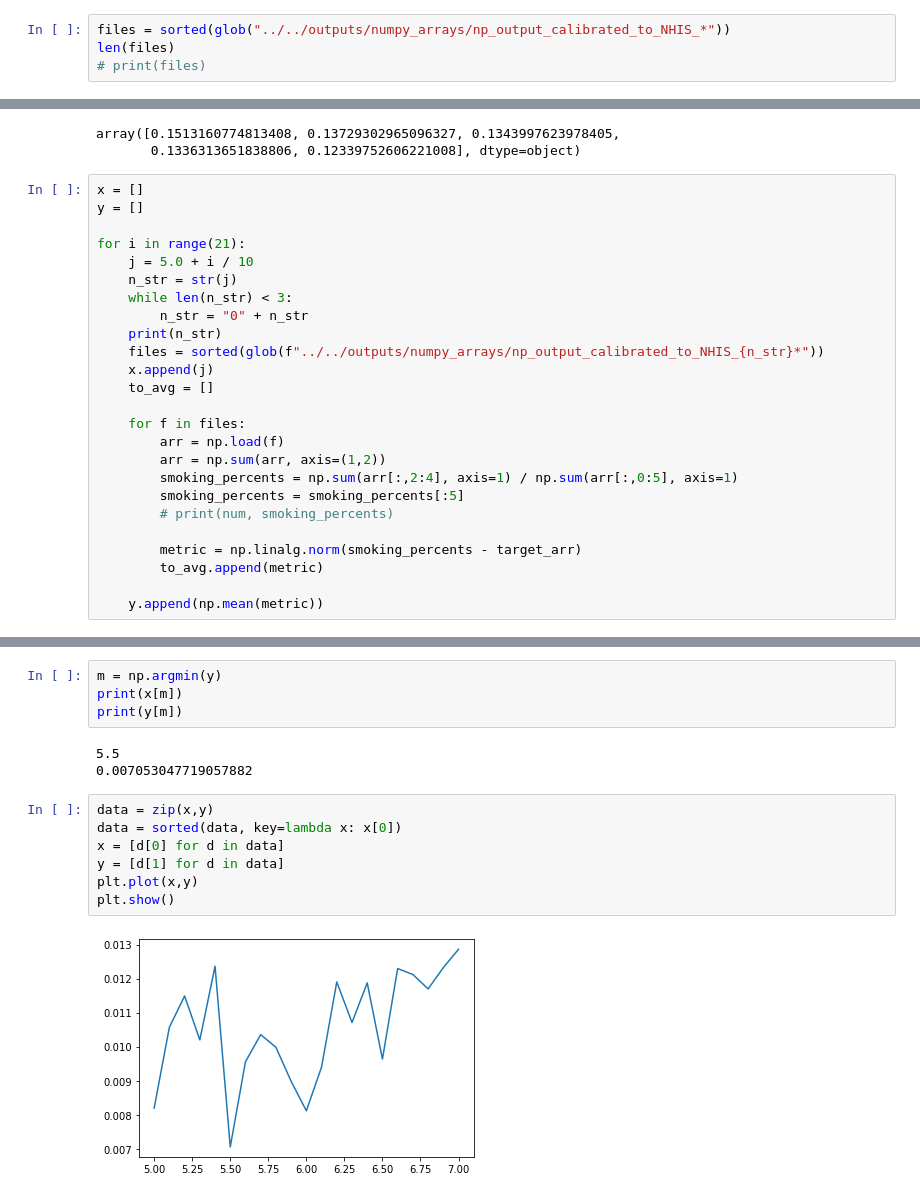
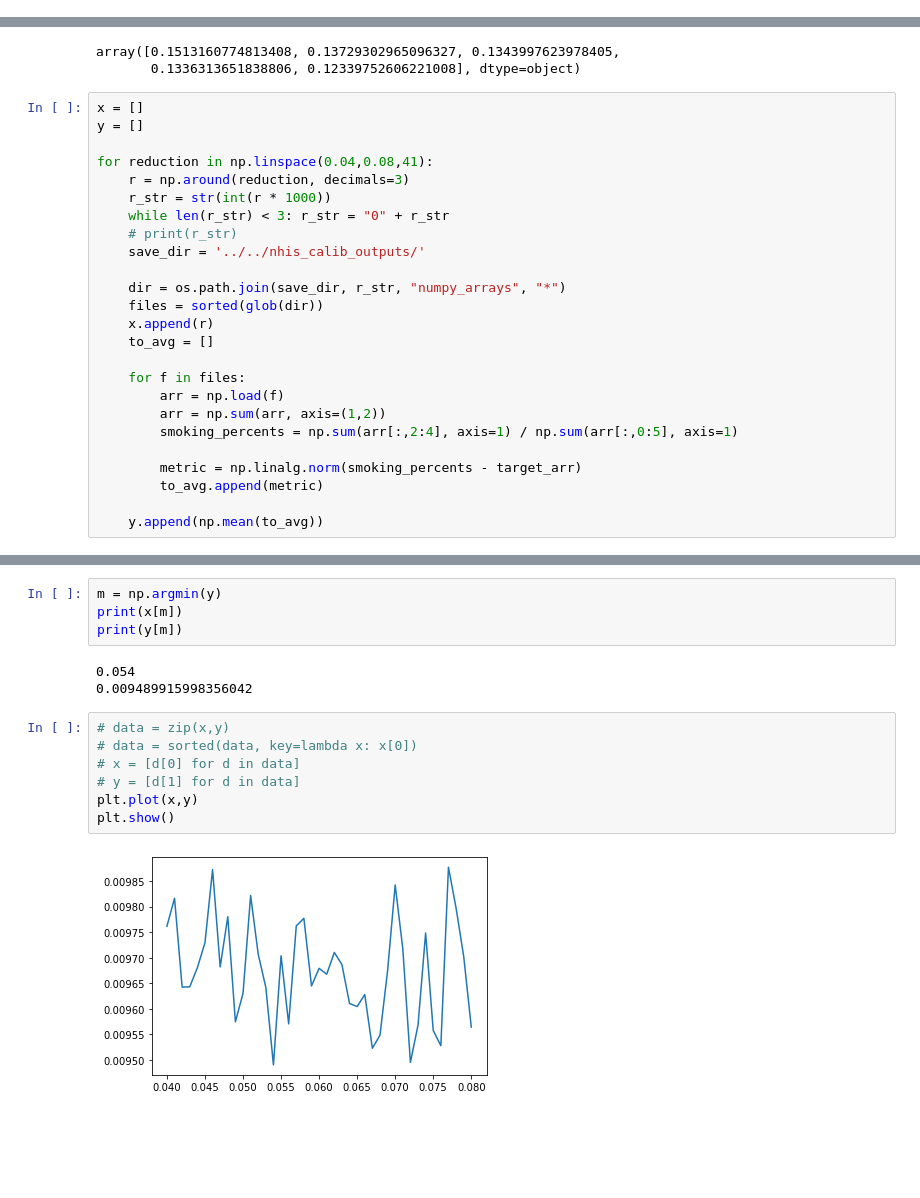
Before and after one commit to tapphughesn/menthol-model, a Jupyter notebook: mentholmodel/match_nhis_data.ipynb, the cells around one changed output, grey strips where cells are left out. Saved outputs shown, nothing was run; the diff lists cells and outputs as text; blank space fills up the shorter version.

```diff
--- a/mentholmodel/match_nhis_data.ipynb
+++ b/mentholmodel/match_nhis_data.ipynb
@@ -9,7 +10,3 @@ from glob import glob
 import numpy as np
 import pandas as pd
 from matplotlib import pyplot as plt
-# %%
-files = sorted(glob("../../outputs/numpy_arrays/np_output_calibrated_to_NHIS_*"))
-len(files)
-# print(files)
@@ -32,24 +27,24 @@ array([0.1513160774813408, 0.13729302965096327, 0.1343997623978405,
 x = []
 y = []
 
-for i in range(21):
-    j = 5.0 + i / 10
-    n_str = str(j)
-    while len(n_str) < 3:
-        n_str = "0" + n_str
-    print(n_str)
-    files = sorted(glob(f"../../outputs/numpy_arrays/np_output_calibrated_to_NHIS_{n_str}*"))
-    x.append(j)
+for reduction in np.linspace(0.04,0.08,41):
+    r = np.around(reduction, decimals=3)
+    r_str = str(int(r * 1000))
+    while len(r_str) < 3: r_str = "0" + r_str
+    # print(r_str)
+    save_dir = '../../nhis_calib_outputs/'
+
+    dir = os.path.join(save_dir, r_str, "numpy_arrays", "*")
+    files = sorted(glob(dir))
+    x.append(r)
     to_avg = []
 
     for f in files:
         arr = np.load(f)
         arr = np.sum(arr, axis=(1,2))
         smoking_percents = np.sum(arr[:,2:4], axis=1) / np.sum(arr[:,0:5], axis=1)
-        smoking_percents = smoking_percents[:5]
-        # print(num, smoking_percents)
 
         metric = np.linalg.norm(smoking_percents - target_arr)
         to_avg.append(metric)
 
-    y.append(np.mean(metric))
+    y.append(np.mean(to_avg))
@@ -76,14 +53,14 @@ m = np.argmin(y)
 print(x[m])
 print(y[m])
 # %% [output]
-5.5
-0.007053047719057882
+0.054
+0.009489915998356042
 # %%
-data = zip(x,y)
-data = sorted(data, key=lambda x: x[0])
-x = [d[0] for d in data]
-y = [d[1] for d in data]
+# data = zip(x,y)
+# data = sorted(data, key=lambda x: x[0])
+# x = [d[0] for d in data]
+# y = [d[1] for d in data]
 plt.plot(x,y)
 plt.show()
 # %% [output]
-[figure, old version]
+[figure, new version]
```
Also changed, not shown: parts of 3 cells of this notebook, 7 other files.
